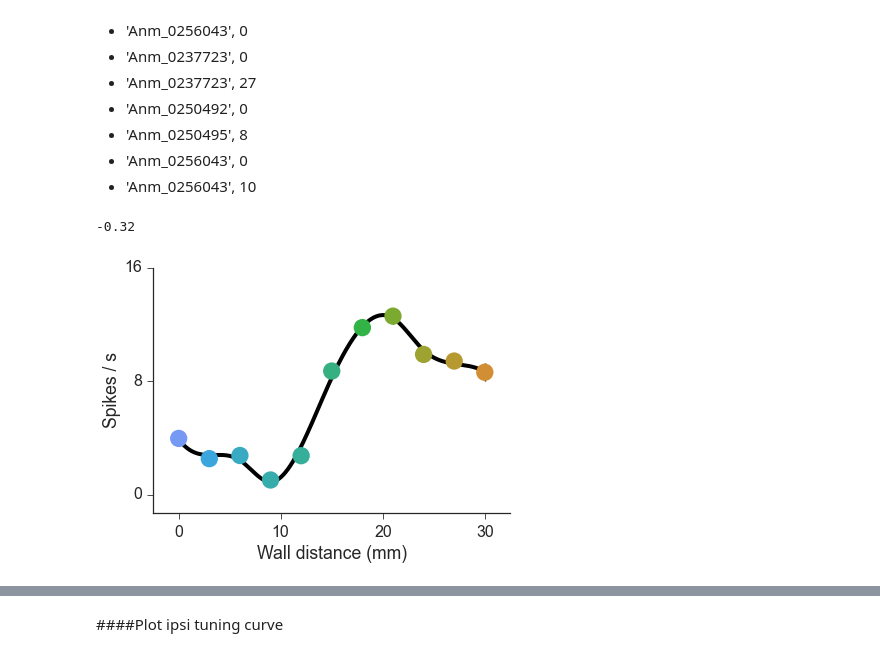
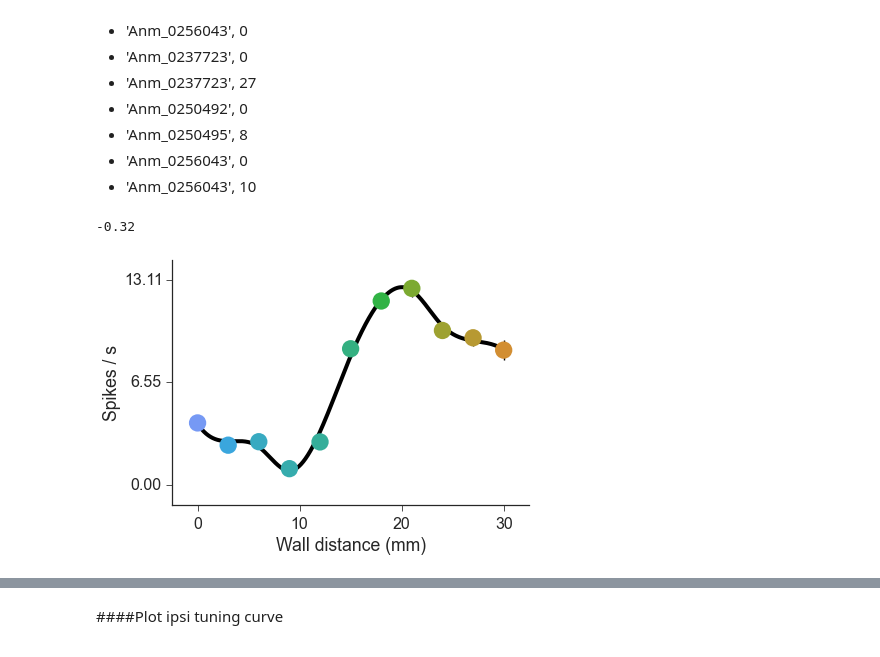
Before and after one commit to sofroniewn/tactile-coding, a Jupyter notebook: ephysTable.ipynb, the cells around one changed output, grey strips where cells are left out. Saved outputs shown, nothing was run; the diff lists cells and outputs as text; code cells hidden in the pictures.

```diff
--- a/ephysTable.ipynb
+++ b/ephysTable.ipynb
@@ -55,9 +55,17 @@ def load(session, tables):
     err = d['tuning'].xs('stdRate', level='label').divide(d['tuningNum'].apply(np.sqrt))
     d['tuning'] = d['tuning'].xs('meanRate', level='label')
     d['tuningErr'] = err
-    d['tuningSummary'] = summarizeTuning(d['tuning'])
+    d['tuningSummary'] = summarizeTuning(d['tuning'],-1)
     d['ISI'] = align(d['ISI'], units, 'sourceId')
     d['profileSummary'] = summarizeProfile(d['profile'])
+
+    d['tuningSpeed'] = pd.DataFrame.from_csv(os.path.join(path,'data',session,'tables','tuning-speed.csv'))
+    d['tuningSpeed'] = align(d['tuningSpeed'], units, ['sourceId', 'label'])
+    d['tuningSpeedNum'] = d['tuningSpeed'].xs('numTrials', level='label')
+    err = d['tuningSpeed'].xs('stdRate', level='label').divide(d['tuningSpeedNum'].apply(np.sqrt))
+    d['tuningSpeed'] = d['tuningSpeed'].xs('meanRate', level='label')
+    d['tuningSpeedErr'] = err
+    d['tuningSpeedSummary'] = summarizeTuning(d['tuningSpeed'],0)
 
     if info['clAnm']:
         d['tuningClosed'] = pd.DataFrame.from_csv(os.path.join(path,'data',session,'tables','tuning-closed.csv'))
@@ -66,7 +74,7 @@ def load(session, tables):
         err = d['tuningClosed'].xs('stdRate', level='label').divide(d['tuningClosedNum'].apply(np.sqrt))
         d['tuningClosed'] = d['tuningClosed'].xs('meanRate', level='label')
         d['tuningClosedErr'] = err
-        d['tuningClosedSummary'] = summarizeTuning(d['tuningClosed'])
+        d['tuningClosedSummary'] = summarizeTuning(d['tuningClosed'],-1)
     if info['ipsiAnm']:
         d['tuningIpsi'] = pd.DataFrame.from_csv(os.path.join(path,'data',session,'tables','tuning-ipsi.csv'))
         d['tuningIpsi'] = align(d['tuningIpsi'], units, ['sourceId', 'label'])
@@ -74,7 +82,7 @@ def load(session, tables):
         err = d['tuningIpsi'].xs('stdRate', level='label').divide(d['tuningIpsiNum'].apply(np.sqrt))
         d['tuningIpsi'] = d['tuningIpsi'].xs('meanRate', level='label')
         d['tuningIpsiErr'] = err
-        d['tuningIpsiSummary'] = summarizeTuning(d['tuningIpsi'])
+        d['tuningIpsiSummary'] = summarizeTuning(d['tuningIpsi'],-1)
     if info['optoAnm']:
         d['tuningOpto'] = pd.DataFrame.from_csv(os.path.join(path,'data',session,'tables','tuning-opto.csv'))
         d['tuningOpto'] = align(d['tuningOpto'], units, ['sourceId', 'label'])
@@ -82,7 +90,7 @@ def load(session, tables):
         err = d['tuningOpto'].xs('stdRate', level='label').divide(d['tuningOptoNum'].apply(np.sqrt))
         d['tuningOpto'] = d['tuningOpto'].xs('meanRate', level='label')
         d['tuningOptoErr'] = err
-        d['tuningOptoSummary'] = summarizeTuning(d['tuningOpto'])
+        d['tuningOptoSummary'] = summarizeTuning(d['tuningOpto'],-1)
 
 
     # assign the index
@@ -355,13 +379,12 @@ The paper includes the following tuning curves
 # %%
 a = 'Anm_0256043'
 u = 0
 x = table.tuning.columns.values
 y = table.tuning.loc[a,u].values
 err = table.tuningErr.loc[a,u].values
 rng = tuning(x, y, err, smooth=smooth, ylabel='Spikes / s');
 print '%.2f' % table.tuningSummary.Modulation.loc[a,u]
-plt.yticks([0, 8, 16])
-plt.savefig(os.path.join(path,'figuresEphys','Tuning%s_%s.eps' % (a, u)))
+#plt.savefig(os.path.join(path,'figuresEphys','Tuning%s_%s.eps' % (a, u)))
 # %% [output]
 -0.32
-[figure, old version]
+[figure, new version]
```
Also changed, not shown: parts of 26 cells of this notebook, 4 other files.
